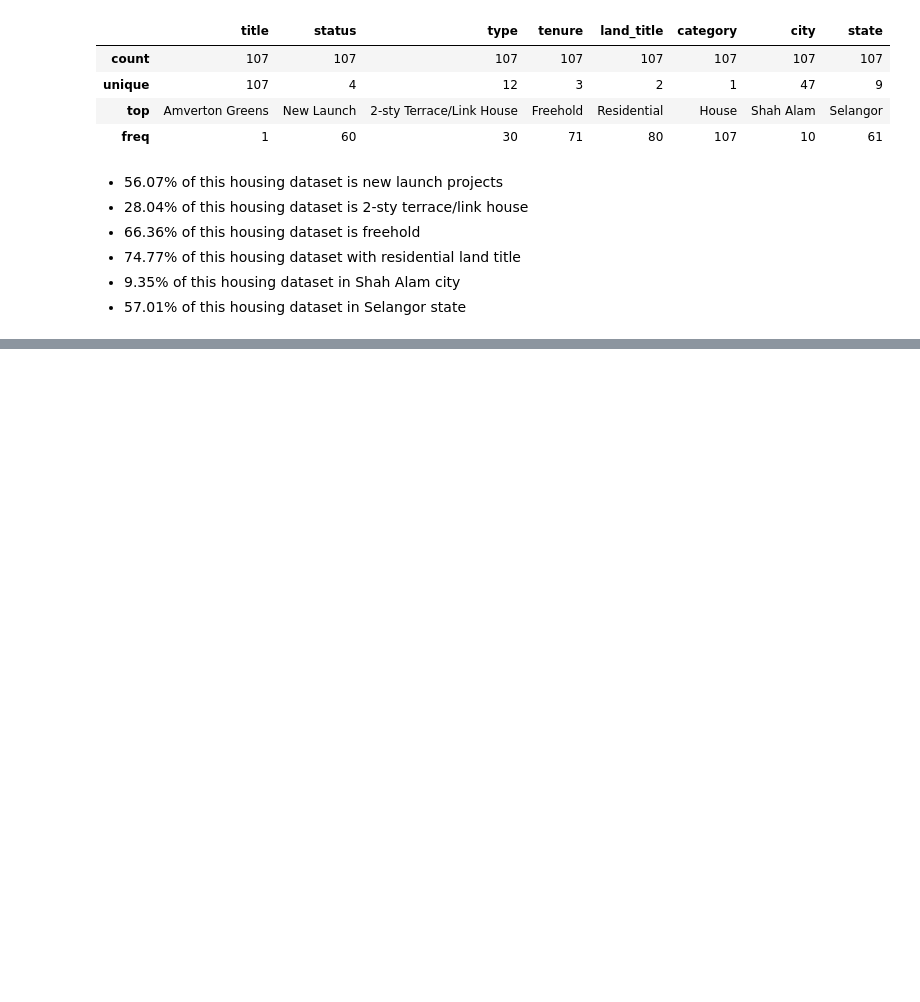
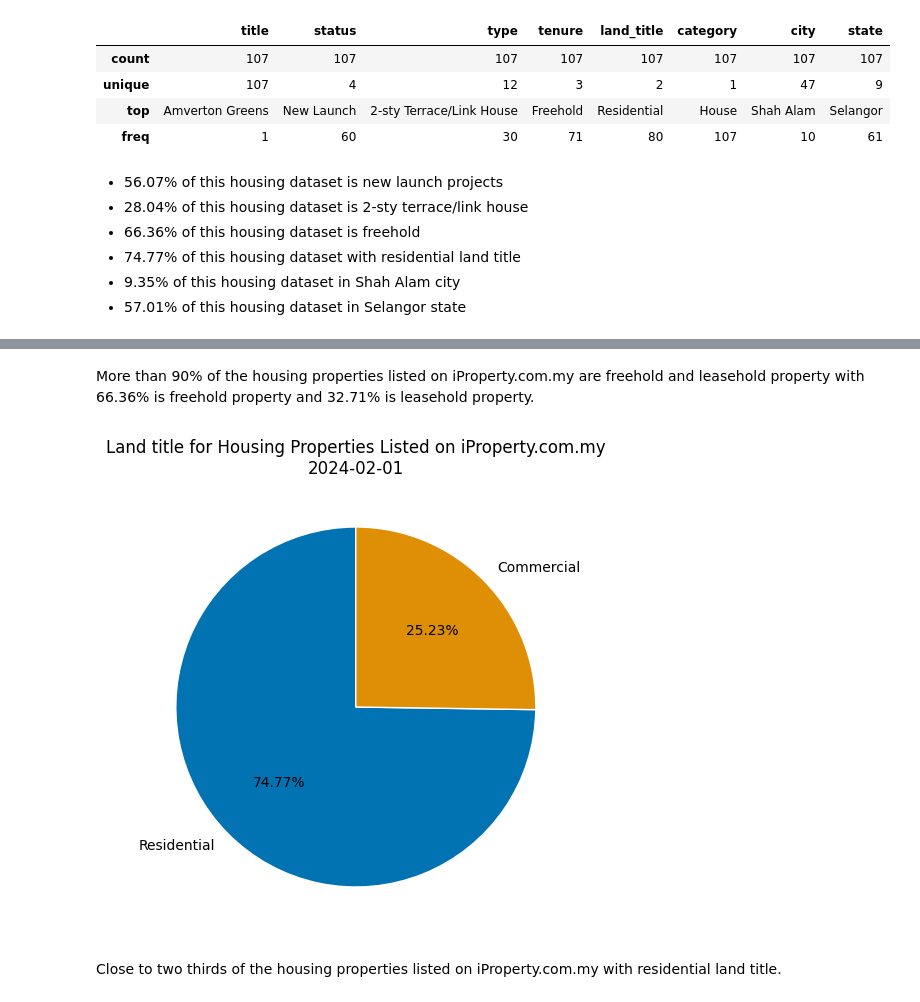
Before and after one commit to Bsting/fc_aps_mini_project_1, a Jupyter notebook: eda/iproperty_eda.ipynb, the cells around one changed output, grey strips where cells are left out. Saved outputs shown, nothing was run; the diff lists cells and outputs as text; code cells hidden in the pictures; blank space fills up the shorter version.

```diff
--- a/eda/iproperty_eda.ipynb
+++ b/eda/iproperty_eda.ipynb
@@ -440 +527,9 @@ draw_pie_chart_for_projects(df_unique_title, 'land_title', 'title', f"Land title
+# %% [markdown]
+More than 90% of the housing properties listed on iProperty.com.my are freehold and leasehold property with 66.36% is freehold property and 32.71% is leasehold property.
+# %%
+plot_pie_chart(df_project, 'land_title', 'title', f"Land title for Housing Properties Listed on iProperty.com.my\n{date}")
+# %% [output]
+[figure, added]
+# %% [markdown]
+Close to two thirds of the housing properties listed on iProperty.com.my with residential land title.
 # %%
```
Also changed, not shown: parts of 43 cells of this notebook, 1 other file.
